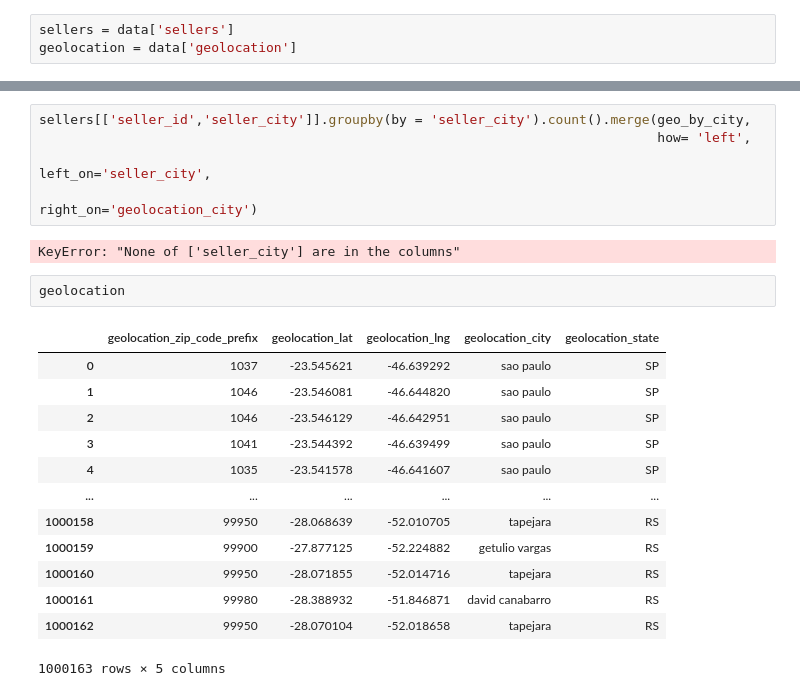
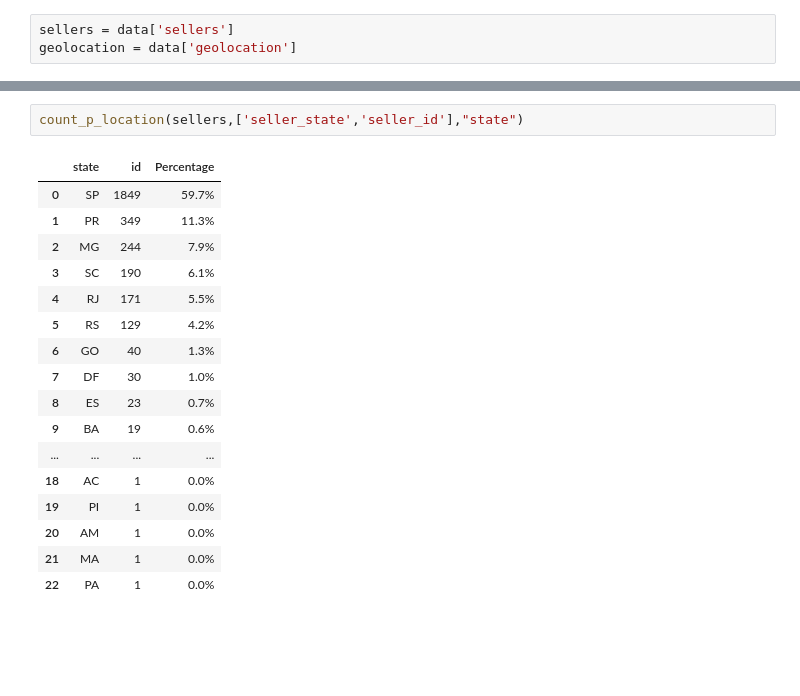
Before and after one commit to honnsey/Olist, a Jupyter notebook: OLIST.ipynb, the cells around one changed output, grey strips where cells are left out. Saved outputs shown, nothing was run; the diff lists cells and outputs as text; blank space fills up the shorter version.

```diff
--- a/OLIST.ipynb
+++ b/OLIST.ipynb
@@ -74,23 +52,20 @@ geo_by_city
-# %%
-sellers[['seller_id','seller_city']].groupby(by = 'seller_city').count().merge(geo_by_city,
-                                                                               how= 'left',
-                                                                               left_on='seller_city',
-                                                                               right_on='geolocation_city')
-# %% [output]
-KeyError: "None of ['seller_city'] are in the columns"
-# %%
-geolocation
-# %% [output]
-|  | geolocation_zip_code_prefix | geolocation_lat | geolocation_lng | geolocation_city | geolocation_state |
-| 0 | 1037 | -23.545621 | -46.639292 | sao paulo | SP |
-| 1 | 1046 | -23.546081 | -46.644820 | sao paulo | SP |
-| 2 | 1046 | -23.546129 | -46.642951 | sao paulo | SP |
-| 3 | 1041 | -23.544392 | -46.639499 | sao paulo | SP |
-| 4 | 1035 | -23.541578 | -46.641607 | sao paulo | SP |
-| ... | ... | ... | ... | ... | ... |
-| 1000158 | 99950 | -28.068639 | -52.010705 | tapejara | RS |
-| 1000159 | 99900 | -27.877125 | -52.224882 | getulio vargas | RS |
-| 1000160 | 99950 | -28.071855 | -52.014716 | tapejara | RS |
-| 1000161 | 99980 | -28.388932 | -51.846871 | david canabarro | RS |
-| 1000162 | 99950 | -28.070104 | -52.018658 | tapejara | RS |
-1000163 rows × 5 columns
+# %%
+count_p_location(sellers,['seller_state','seller_id'],"state")
+# %% [output]
+|  | state | id | Percentage |
+| 0 | SP | 1849 | 59.7% |
+| 1 | PR | 349 | 11.3% |
+| 2 | MG | 244 | 7.9% |
+| 3 | SC | 190 | 6.1% |
+| 4 | RJ | 171 | 5.5% |
+| 5 | RS | 129 | 4.2% |
+| 6 | GO | 40 | 1.3% |
+| 7 | DF | 30 | 1.0% |
+| 8 | ES | 23 | 0.7% |
+| 9 | BA | 19 | 0.6% |
+| ... | ... | ... | ... |
+| 18 | AC | 1 | 0.0% |
+| 19 | PI | 1 | 0.0% |
+| 20 | AM | 1 | 0.0% |
+| 21 | MA | 1 | 0.0% |
+| 22 | PA | 1 | 0.0% |
```
Also changed, not shown: parts of 16 cells of this notebook, 3 other files.
